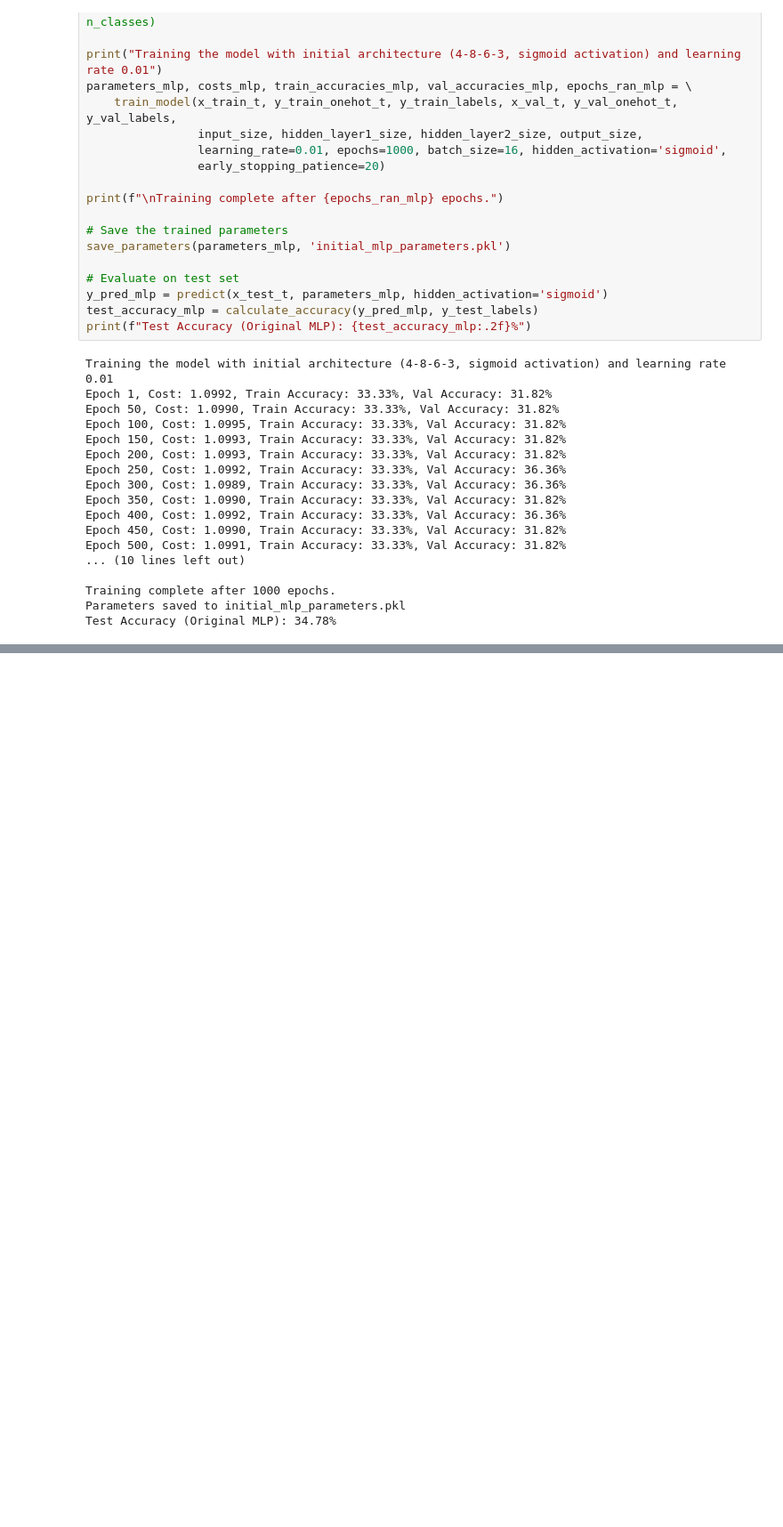
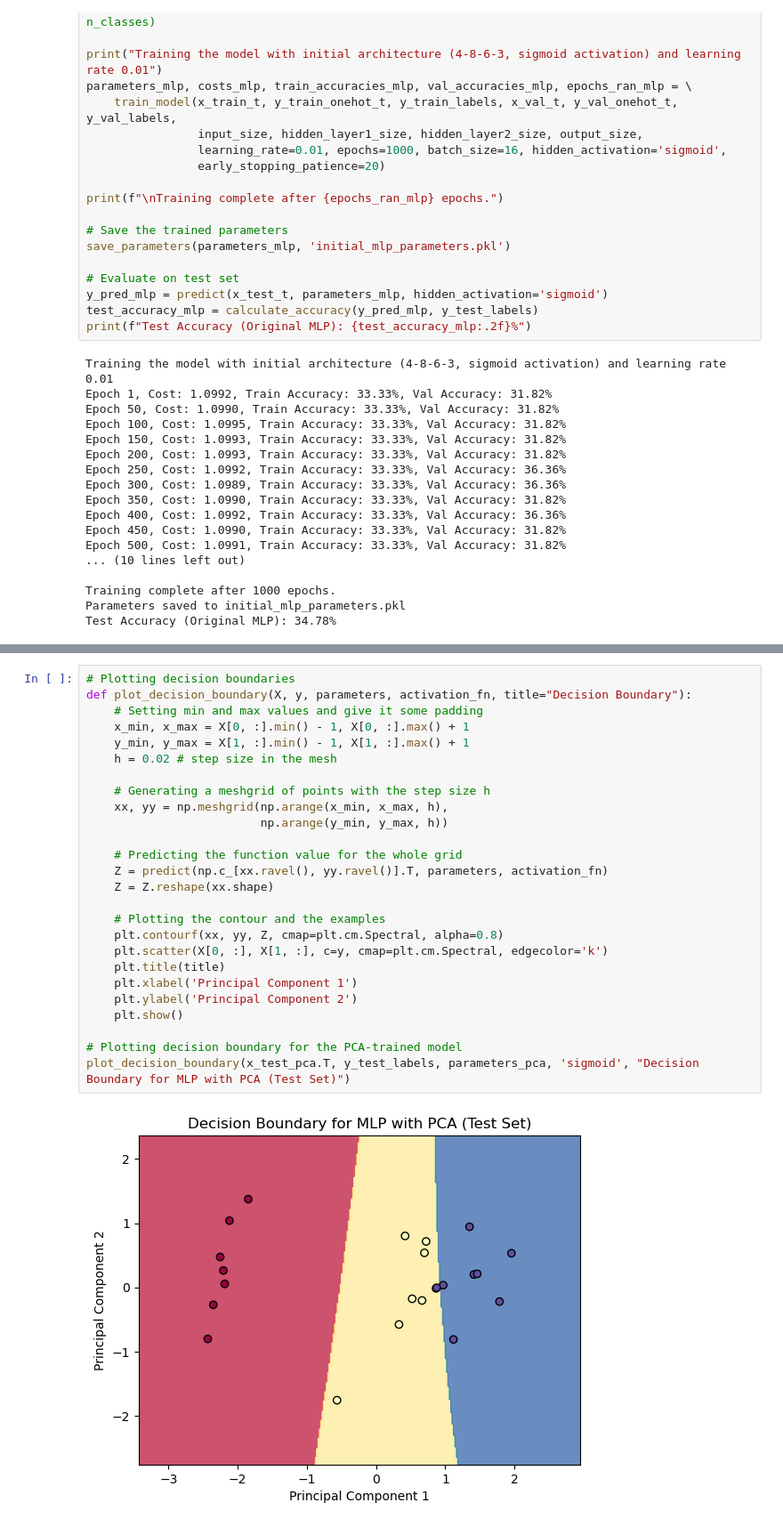
Before and after one commit to anusruta/DL_MLP_NumPy_implementation, a Jupyter notebook: v-2.ipynb, the cells around one changed output, grey strips where cells are left out. Shown at 89% size. Drawn from its saved outputs; the diff is of its cells as text; blank space fills up the shorter version.

```diff
--- a/v-2.ipynb
+++ b/v-2.ipynb
@@ -555,0 +652,28 @@ Test Accuracy (Original MLP): 34.78%
+# %%
+# Plotting decision boundaries
+def plot_decision_boundary(X, y, parameters, activation_fn, title="Decision Boundary"):
+    # Setting min and max values and give it some padding
+    x_min, x_max = X[0, :].min() - 1, X[0, :].max() + 1
+    y_min, y_max = X[1, :].min() - 1, X[1, :].max() + 1
+    h = 0.02 # step size in the mesh
+
+    # Generating a meshgrid of points with the step size h
+    xx, yy = np.meshgrid(np.arange(x_min, x_max, h),
+                         np.arange(y_min, y_max, h))
+
+    # Predicting the function value for the whole grid
+    Z = predict(np.c_[xx.ravel(), yy.ravel()].T, parameters, activation_fn)
+    Z = Z.reshape(xx.shape)
+
+    # Plotting the contour and the examples
+    plt.contourf(xx, yy, Z, cmap=plt.cm.Spectral, alpha=0.8)
+    plt.scatter(X[0, :], X[1, :], c=y, cmap=plt.cm.Spectral, edgecolor='k')
+    plt.title(title)
+    plt.xlabel('Principal Component 1')
+    plt.ylabel('Principal Component 2')
+    plt.show()
+
+# Plotting decision boundary for the PCA-trained model
+plot_decision_boundary(x_test_pca.T, y_test_labels, parameters_pca, 'sigmoid', "Decision Boundary for MLP with PCA (Test Set)")
+# %% [output]
+[figure, added]
```
Also changed, not shown: parts of 6 cells of this notebook, 1 other file.
